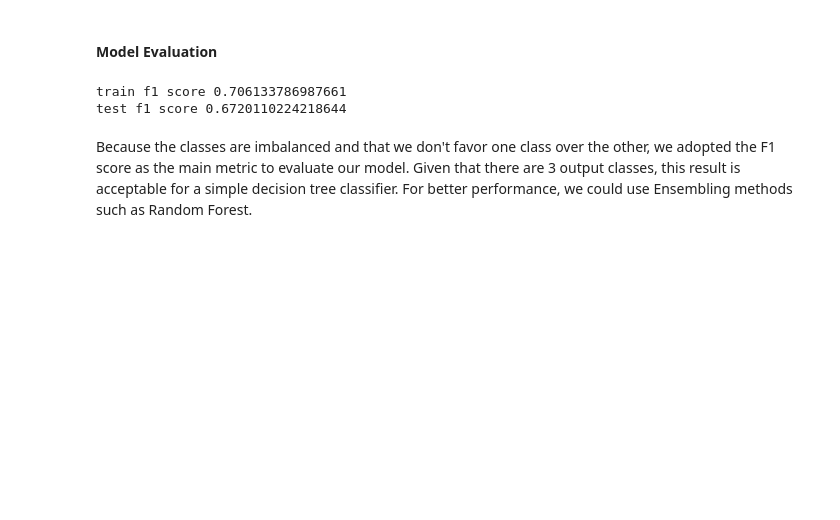
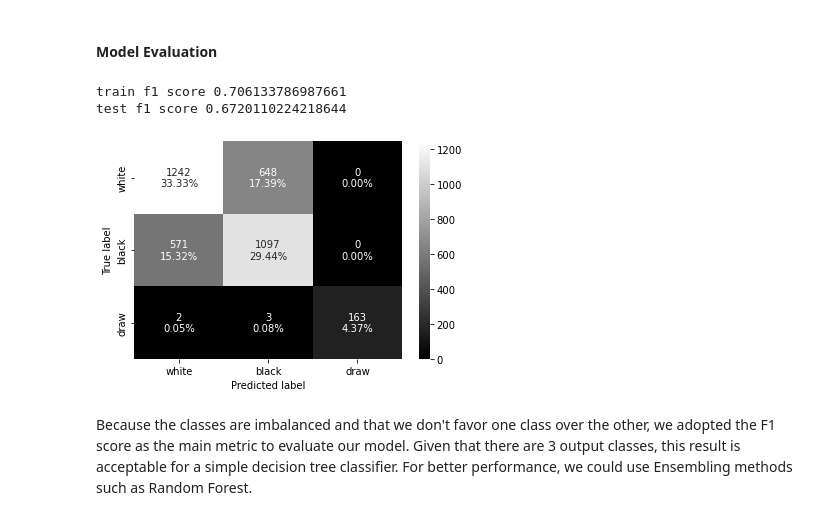
Before and after one commit to yuxiang-zhang/bigdata-spark-lichess, a Jupyter notebook: one-stop.ipynb, the cells around one changed output. Saved outputs shown, nothing was run; the diff lists cells and outputs as text; code cells hidden in the pictures; blank space fills up the shorter version.

Commit message:
feat: add plots to analyze results; add control flag to prevent grid search

```diff
--- a/one-stop.ipynb
+++ b/one-stop.ipynb
@@ -458,11 +460,20 @@ bestModel = dtBest.fit(clf_train_df)
 # %% [markdown]
 #### Model Evaluation
 # %%
-print('train f1 score', dtEvaluator.evaluate(bestModel.transform(clf_train_df)))
-print('test f1 score', dtEvaluator.evaluate(bestModel.transform(clf_test_df)))
+trainPredictionAndLabels = bestModel.transform(clf_train_df).select('prediction', target)
+testPredictionAndLabels = bestModel.transform(clf_test_df).select('prediction', target)
+print('train f1 score', dtEvaluator.evaluate(trainPredictionAndLabels))
+print('test f1 score', dtEvaluator.evaluate(testPredictionAndLabels))
 # %% [output]
 train f1 score 0.706133786987661
 test f1 score 0.6720110224218644
+# %%
+confusionMatrix = MulticlassMetrics(testPredictionAndLabels.rdd.map(tuple)).confusionMatrix().toArray()
+# %%
+categories = ['white', 'black', 'draw']
+make_confusion_matrix(confusionMatrix, categories=categories, sum_stats=False, cmap='gray')
+# %% [output]
+[figure, added]
 # %% [markdown]
 Because the classes are imbalanced and that we don't favor one class over the other, we adopted the F1 score as the main metric to evaluate our model. Given that there are 3 output classes, this result is acceptable for a simple decision tree classifier. For better performance, we could use Ensembling methods such as Random Forest.
 # %% [markdown]
```
Also changed, not shown: parts of 21 cells of this notebook.
